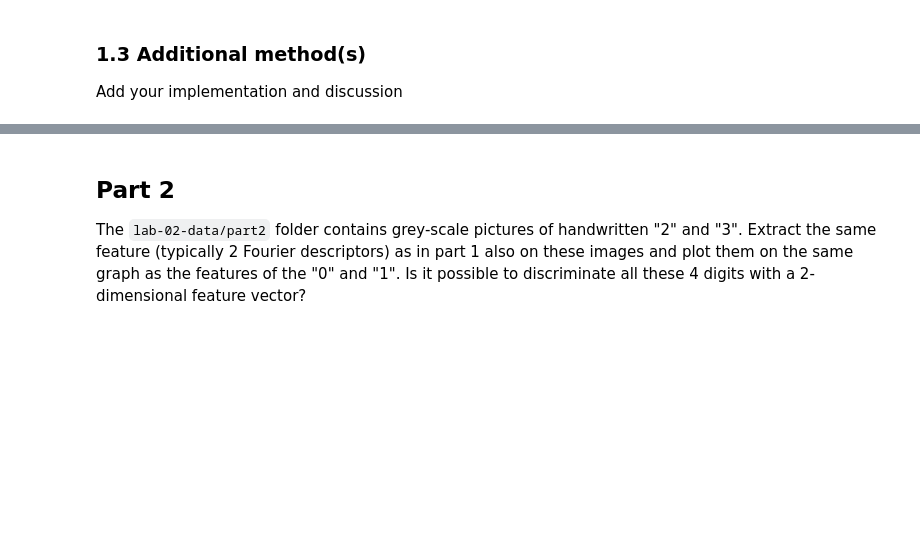
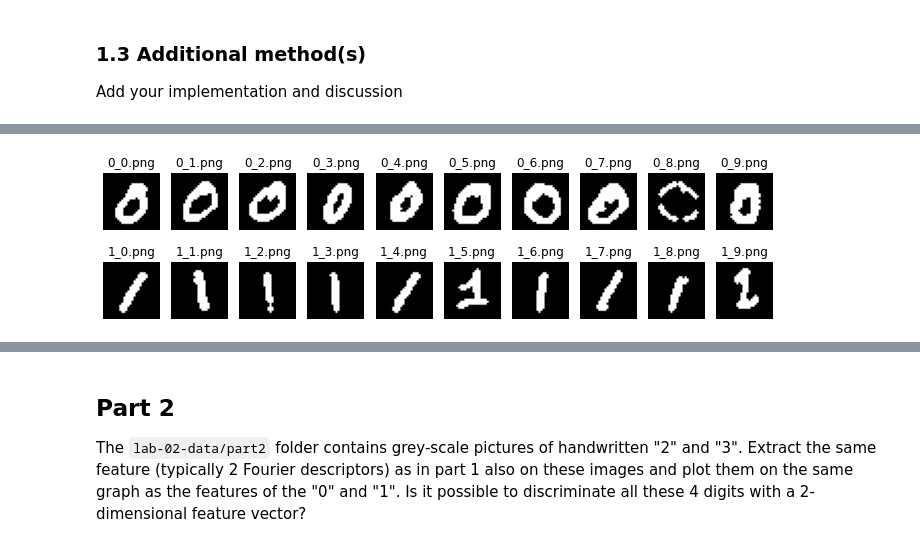
Before and after one commit to JambonSama/image_analysis_and_pattern_recognition_labs, a Jupyter notebook: labs/lab_02_object_description.ipynb, the cells around one changed output, grey strips where cells are left out. Drawn from its saved outputs; the diff is of its cells as text; code cells hidden in the pictures; blank space fills up the shorter version.

Commit message:
Modified : add begin of morphologic process, to clean image

```diff
--- a/labs/lab_02_object_description.ipynb
+++ b/labs/lab_02_object_description.ipynb
@@ -122,0 +82,83 @@ plot_number(nb_peak_x_1, nb_peak_y_1)
+# %%
+# preprocess
+
+# Plot images
+fig, axes = plt.subplots(2, len(zeros_im), figsize=(12, 3))
+for ax, im, nm in zip(axes[0], zeros_im, zeros_names):
+    ax.imshow(im, cmap='gray')
+    ax.axis('off')
+    ax.set_title(nm)
+for ax, im, nm in zip(axes[1], ones_im, ones_names):
+    ax.imshow(im, cmap='gray')
+    ax.axis('off')
+    ax.set_title(nm)
+
+
+
+
+def morphologic(list_img):
+    kernel = np.zeros((3,3), np.uint8)
+    cv.circle(img=kernel, center=(1,1), radius=1, color=255, thickness=-1)
+    result = list_img.copy()
+    for im, i in zip(list_img, range(list_img.size)):
+        im_t = cv.inRange(im, 10,255)
+        im_t = im_t/255
+        copy_im = im_t.copy()
+        result[i] = cv.morphologyEx(copy_im, cv.MORPH_OPEN, kernel, iterations=1)
+
+    return result
+
+
+zeros_m = morphologic(zeros_im)
+ones_m = morphologic(ones_im)
+
+# Plot images
+fig, axes = plt.subplots(2, len(zeros_m), figsize=(12, 3))
+for ax, im, nm in zip(axes[0], zeros_m, zeros_names):
+    ax.imshow(im, cmap='gray')
+    ax.axis('off')
+    ax.set_title(nm)
+for ax, im, nm in zip(axes[1], ones_m, ones_names):
+    ax.imshow(im, cmap='gray')
+    ax.axis('off')
+    ax.set_title(nm)
+
+# Count number of peak per axis with a value minimal of peak_value
+def peak_on_axis(list_img, peak_value):
+
+    peak_in_x = np.zeros(10)
+    peak_in_y = np.zeros(10)
+    for im, i in zip(list_img, range(list_img.size)):
+
+        im_t = cv.inRange(im, 20,255)
+        im_t = im_t/255
+
+        for x in range(im[0,:].size):
+            if sum(im_t[x,:]) > peak_value:
+                peak_in_x[i] = peak_in_x[i] + 1
+
+        for y in range(im[:,0].size):
+            if sum(im_t[:,y]) > peak_value:
+                peak_in_y[i] = peak_in_y[i] + 1
+
+    return peak_in_x, peak_in_y
+
+# Plot number corresponding of each point
+def plot_number(nb_peak_x,nb_peak_y):
+    for x,y,i in zip(nb_peak_x, nb_peak_y, range(nb_peak_x.size)):
+        plt.text(x,y, str(i), color="black", fontsize=15)
+
+# Computation
+peak_value = 5
+nb_peak_x_0, nb_peak_y_0 = peak_on_axis(zeros_im,peak_value)
+nb_peak_x_1, nb_peak_y_1 = peak_on_axis(ones_im,peak_value)
+
+# Plot
+fig, ax = plt.subplots()
+plt.title(f"Peak height : {peak_value}")
+ax.plot(nb_peak_x_0, nb_peak_y_0, "bo", label='0')
+ax.plot(nb_peak_x_1, nb_peak_y_1, "ro", label='1')
+ax.legend(loc='upper left')
+plot_number(nb_peak_x_0, nb_peak_y_0)
+plot_number(nb_peak_x_1, nb_peak_y_1)
+# %% [output]
@@ -122,0 +166 @@ plot_number(nb_peak_x_1, nb_peak_y_1)
+[figure, added]
```
Also changed, not shown: parts of 4 cells of this notebook.
